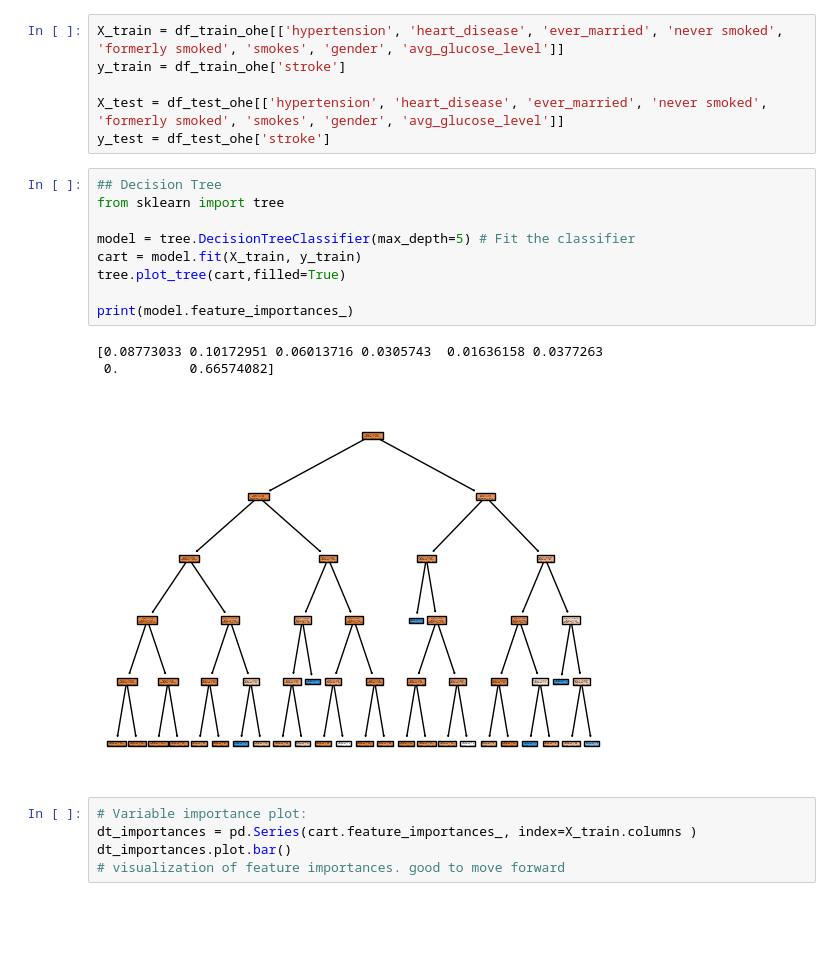
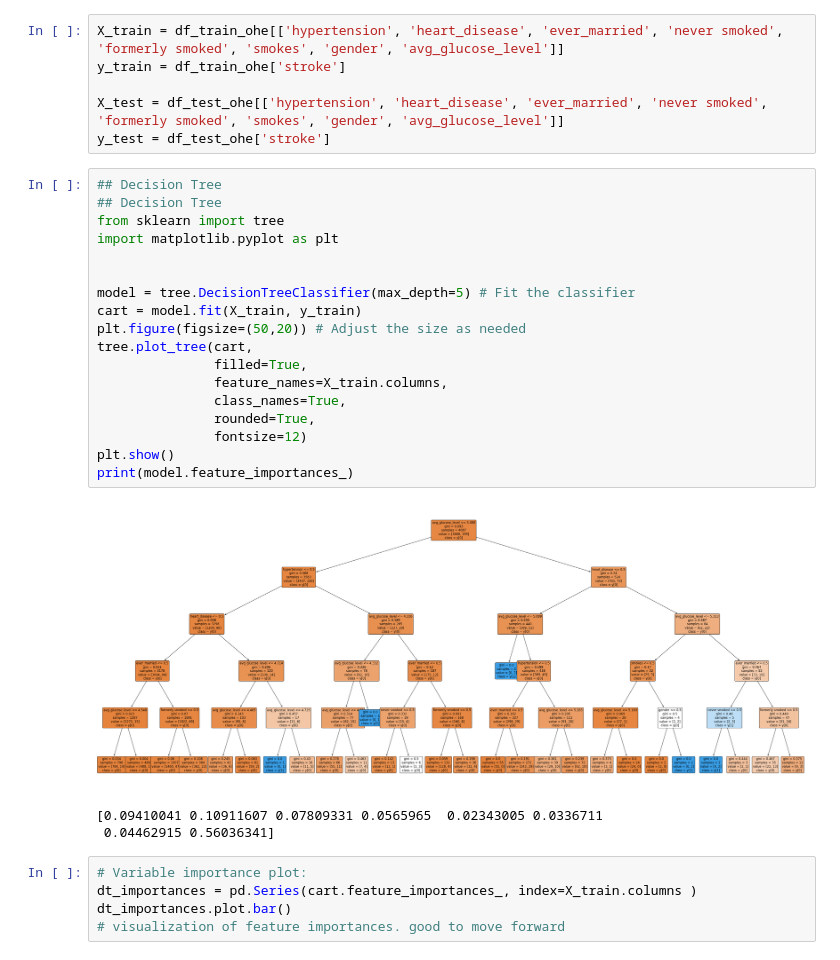
Before and after one commit to DS3001/group9, a Jupyter notebook: project_2/lab2.ipynb, the cells around one changed output. Cells and saved outputs as stored; diff of their text form; blank space fills up the shorter version.

```diff
--- a/project_2/lab2.ipynb
+++ b/project_2/lab2.ipynb
@@ -203,17 +203,26 @@ X_test = df_test_ohe[['hypertension', 'heart_disease', 'ever_married', 'never sm
 y_test = df_test_ohe['stroke']
 # %%
 ## Decision Tree
+## Decision Tree
 from sklearn import tree
+import matplotlib.pyplot as plt
+
 
 model = tree.DecisionTreeClassifier(max_depth=5) # Fit the classifier
 cart = model.fit(X_train, y_train)
-tree.plot_tree(cart,filled=True)
-
+plt.figure(figsize=(50,20)) # Adjust the size as needed
+tree.plot_tree(cart,
+               filled=True,
+               feature_names=X_train.columns,
+               class_names=True,
+               rounded=True,
+               fontsize=12)
+plt.show()
 print(model.feature_importances_)
 # %% [output]
+[figure, new version]
-[0.08773033 0.10172951 0.06013716 0.0305743  0.01636158 0.0377263
- 0.         0.66574082]
+[0.09410041 0.10911607 0.07809331 0.0565965  0.02343005 0.0336711
+ 0.04462915 0.56036341]
-[figure, old version]
 # %%
 # Variable importance plot:
 dt_importances = pd.Series(cart.feature_importances_, index=X_train.columns )
```
Also changed, not shown: parts of 1 cell of this notebook.
